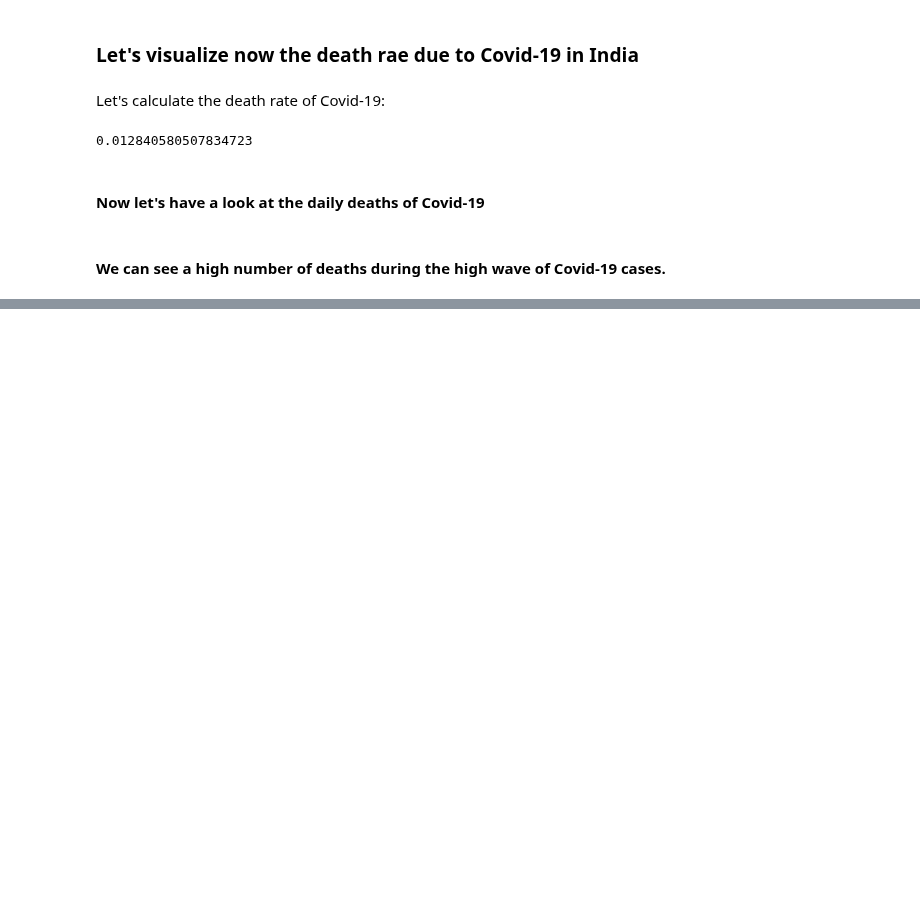
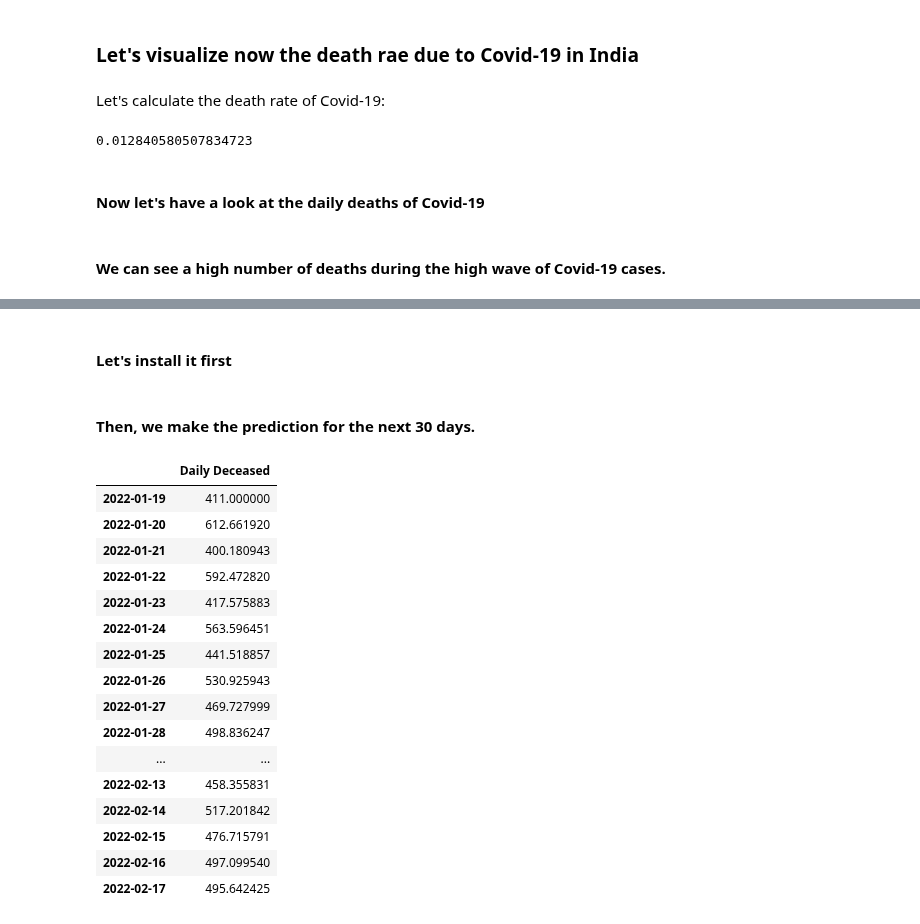
Before and after one commit to s-sawadogo/Covid-19-Deaths-ML-Prediction, a Jupyter notebook: Covid-19-Deaths-ML-Prediction.ipynb, the cells around one changed output, grey strips where cells are left out. Cells and saved outputs as stored; diff of their text form; code cells hidden in the pictures; blank space fills up the shorter version.

Commit message:
covid death prediction

```diff
--- a/Covid-19-Deaths-ML-Prediction.ipynb
+++ b/Covid-19-Deaths-ML-Prediction.ipynb
@@ -69,0 +75,2 @@ fig.show()
+# %% [markdown]
+#### Let's install it first
@@ -69,0 +79,2 @@ fig.show()
+# %% [markdown]
+#### Then, we make the prediction for the next 30 days.
@@ -69,0 +83,27 @@ fig.show()
+# %%
+from autots import AutoTS
+model = AutoTS(forecast_length = 30, frequency= 'infer', ensemble='simple')
+model= model.fit(data, date_col="Date_YMD", value_col="Daily Deceased", id_col=None)
+prediction= model.predict()
+forecast = prediction.forecast
+#print(forecast)
+# %%
+forecast
+# %% [output]
+|  | Daily Deceased |
+| 2022-01-19 | 411.000000 |
+| 2022-01-20 | 612.661920 |
+| 2022-01-21 | 400.180943 |
+| 2022-01-22 | 592.472820 |
+| 2022-01-23 | 417.575883 |
+| 2022-01-24 | 563.596451 |
+| 2022-01-25 | 441.518857 |
+| 2022-01-26 | 530.925943 |
+| 2022-01-27 | 469.727999 |
+| 2022-01-28 | 498.836247 |
+| ... | ... |
+| 2022-02-13 | 458.355831 |
+| 2022-02-14 | 517.201842 |
+| 2022-02-15 | 476.715791 |
+| 2022-02-16 | 497.099540 |
+| 2022-02-17 | 495.642425 |
```
Also changed, not shown: parts of 4 cells of this notebook.
